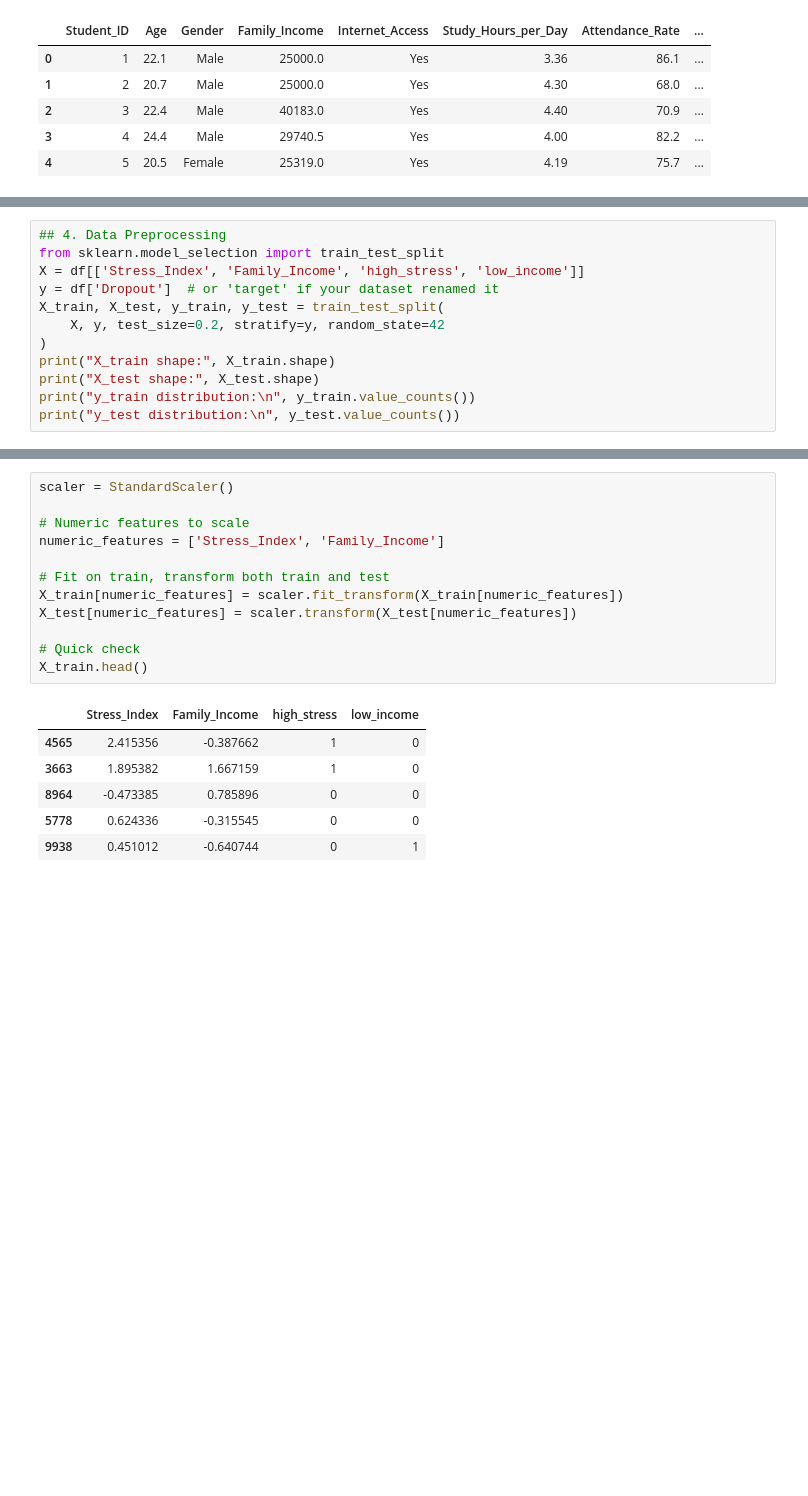
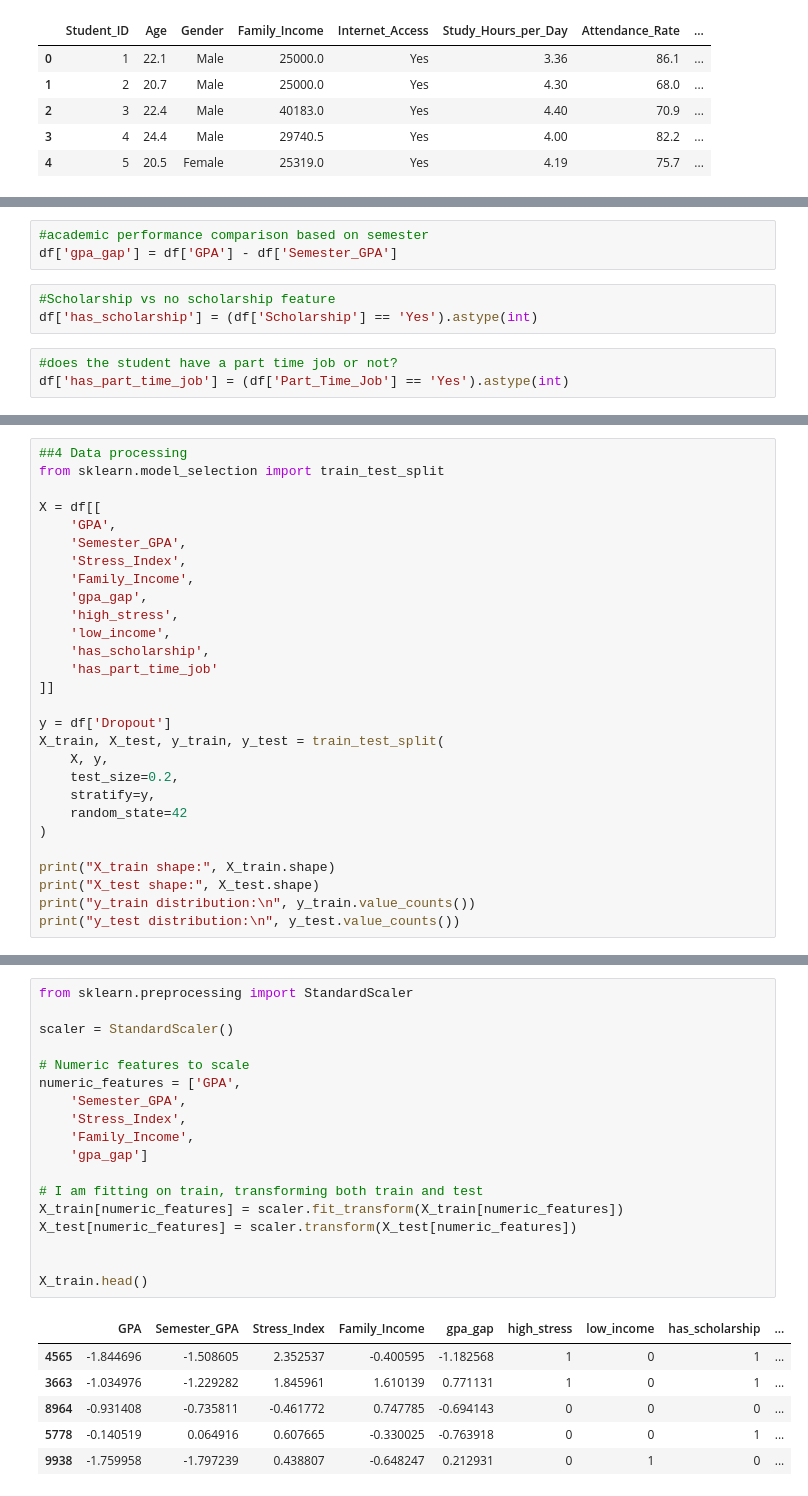
Before and after one commit to kgmad2/myfinalproject, a Jupyter notebook: final_project_draft.ipynb, the cells around one changed output, grey strips where cells are left out. Drawn from its saved outputs; the diff is of its cells as text; blank space fills up the shorter version.

```diff
--- a/final_project_draft.ipynb
+++ b/final_project_draft.ipynb
@@ -131,0 +122,9 @@ plt.show()
+# %%
+#academic performance comparison based on semester
+df['gpa_gap'] = df['GPA'] - df['Semester_GPA']
+# %%
+#Scholarship vs no scholarship feature
+df['has_scholarship'] = (df['Scholarship'] == 'Yes').astype(int)
+# %%
+#does the student have a part time job or not?
+df['has_part_time_job'] = (df['Part_Time_Job'] == 'Yes').astype(int)
@@ -132,11 +193,27 @@ plt.show()
 # %%
-## 4. Data Preprocessing
+##4 Data processing
 from sklearn.model_selection import train_test_split
-X = df[['Stress_Index', 'Family_Income', 'high_stress', 'low_income']]
-y = df['Dropout']  # or 'target' if your dataset renamed it
+
+X = df[[
+    'GPA',
+    'Semester_GPA',
+    'Stress_Index',
+    'Family_Income',
+    'gpa_gap',
+    'high_stress',
+    'low_income',
+    'has_scholarship',
+    'has_part_time_job'
+]]
+
+y = df['Dropout']
 X_train, X_test, y_train, y_test = train_test_split(
-    X, y, test_size=0.2, stratify=y, random_state=42
+    X, y,
+    test_size=0.2,
+    stratify=y,
+    random_state=42
 )
+
 print("X_train shape:", X_train.shape)
 print("X_test shape:", X_test.shape)
 print("y_train distribution:\n", y_train.value_counts())
@@ -155,24 +232,30 @@ y_test distribution:
 1     471
 Name: count, dtype: int64
 # %%
+from sklearn.preprocessing import StandardScaler
+
 scaler = StandardScaler()
 
 # Numeric features to scale
-numeric_features = ['Stress_Index', 'Family_Income']
+numeric_features = ['GPA',
+    'Semester_GPA',
+    'Stress_Index',
+    'Family_Income',
+    'gpa_gap']
 
-# Fit on train, transform both train and test
+# I am fitting on train, transforming both train and test
 X_train[numeric_features] = scaler.fit_transform(X_train[numeric_features])
 X_test[numeric_features] = scaler.transform(X_test[numeric_features])
 
-# Quick check
+
 X_train.head()
 # %% [output]
-|  | Stress_Index | Family_Income | high_stress | low_income |
-| 4565 | 2.415356 | -0.387662 | 1 | 0 |
-| 3663 | 1.895382 | 1.667159 | 1 | 0 |
-| 8964 | -0.473385 | 0.785896 | 0 | 0 |
-| 5778 | 0.624336 | -0.315545 | 0 | 0 |
-| 9938 | 0.451012 | -0.640744 | 0 | 1 |
+|  | GPA | Semester_GPA | Stress_Index | Family_Income | gpa_gap | high_stress | low_income | has_scholarship | ... |
+| 4565 | -1.844696 | -1.508605 | 2.352537 | -0.400595 | -1.182568 | 1 | 0 | 1 | ... |
+| 3663 | -1.034976 | -1.229282 | 1.845961 | 1.610139 | 0.771131 | 1 | 0 | 1 | ... |
+| 8964 | -0.931408 | -0.735811 | -0.461772 | 0.747785 | -0.694143 | 0 | 0 | 0 | ... |
+| 5778 | -0.140519 | 0.064916 | 0.607665 | -0.330025 | -0.763918 | 0 | 0 | 1 | ... |
+| 9938 | -1.759958 | -1.797239 | 0.438807 | -0.648247 | 0.212931 | 0 | 1 | 0 | ... |
 # %%
 ## 5. Model 1: [Random Forest]
 from sklearn.ensemble import RandomForestClassifier
```
Also changed, not shown: parts of 36 cells of this notebook.
